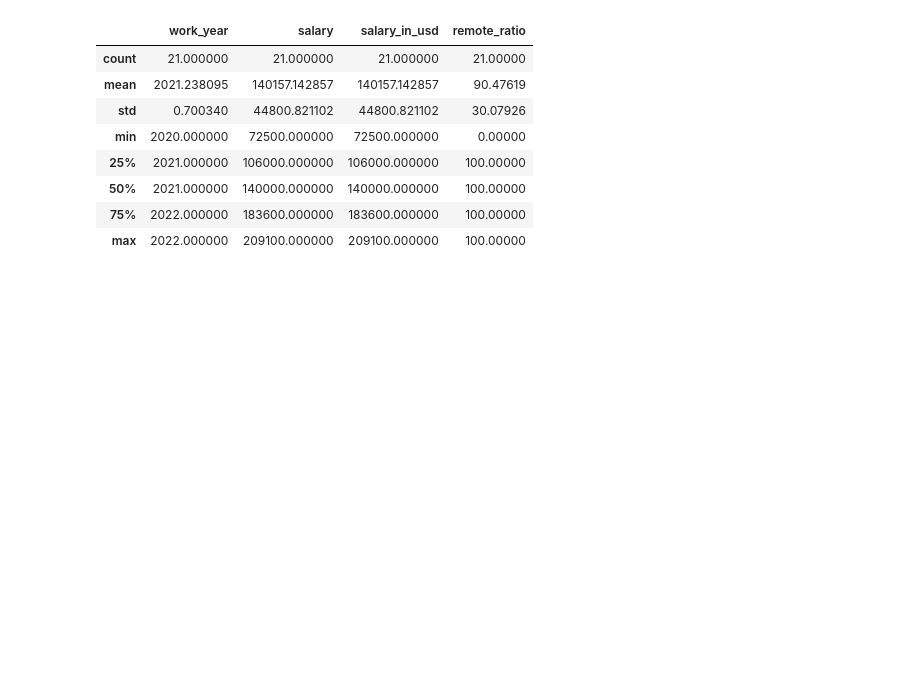
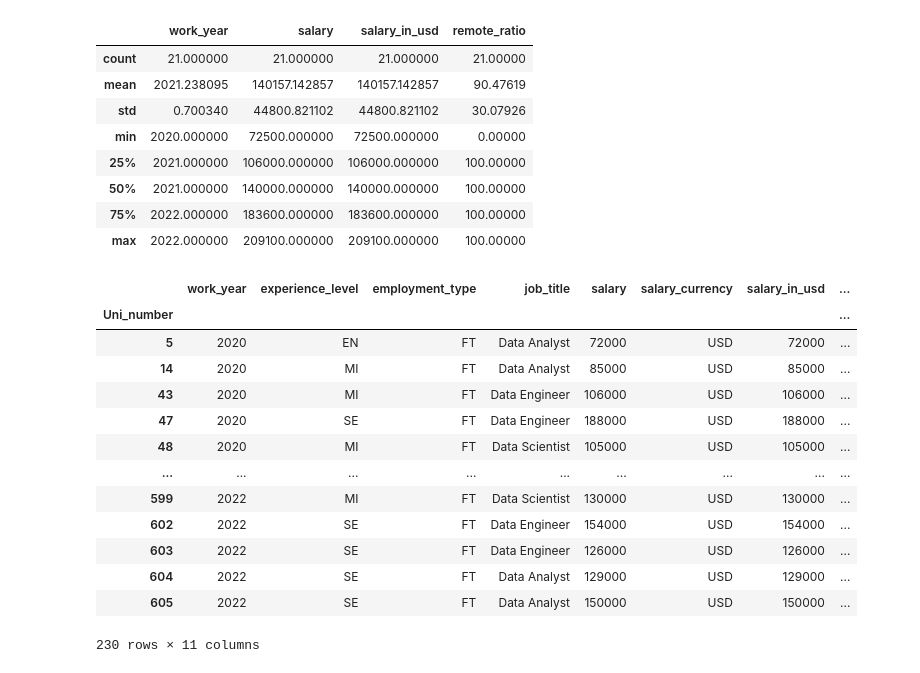
Before and after one commit to ceceliamcmillan/FinalProjectGroup01, a Jupyter notebook: DB_Analysis.ipynb, the cells around one changed output. Saved outputs shown, nothing was run; the diff lists cells and outputs as text; code cells hidden in the pictures; blank space fills up the shorter version.

```diff
--- a/DB_Analysis.ipynb
+++ b/DB_Analysis.ipynb
@@ -151,0 +159,17 @@ L_company_df.describe()
+# %%
+top_3_df
+# %% [output]
+|  | work_year | experience_level | employment_type | job_title | salary | salary_currency | salary_in_usd | ... |
+| Uni_number |  |  |  |  |  |  |  | ... |
+| 5 | 2020 | EN | FT | Data Analyst | 72000 | USD | 72000 | ... |
+| 14 | 2020 | MI | FT | Data Analyst | 85000 | USD | 85000 | ... |
+| 43 | 2020 | MI | FT | Data Engineer | 106000 | USD | 106000 | ... |
+| 47 | 2020 | SE | FT | Data Engineer | 188000 | USD | 188000 | ... |
+| 48 | 2020 | MI | FT | Data Scientist | 105000 | USD | 105000 | ... |
+| ... | ... | ... | ... | ... | ... | ... | ... | ... |
+| 599 | 2022 | MI | FT | Data Scientist | 130000 | USD | 130000 | ... |
+| 602 | 2022 | SE | FT | Data Engineer | 154000 | USD | 154000 | ... |
+| 603 | 2022 | SE | FT | Data Engineer | 126000 | USD | 126000 | ... |
+| 604 | 2022 | SE | FT | Data Analyst | 129000 | USD | 129000 | ... |
+| 605 | 2022 | SE | FT | Data Analyst | 150000 | USD | 150000 | ... |
+230 rows × 11 columns
```
Also changed, not shown: parts of 11 cells of this notebook.
